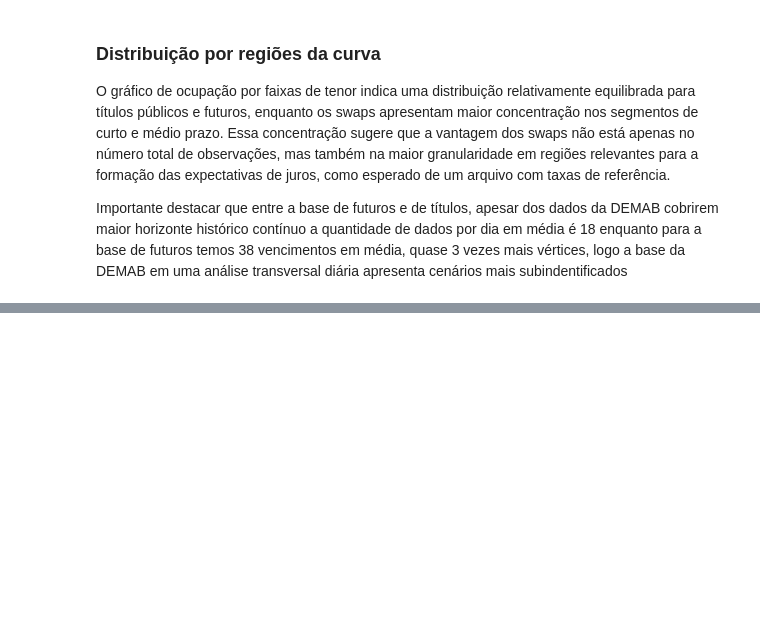
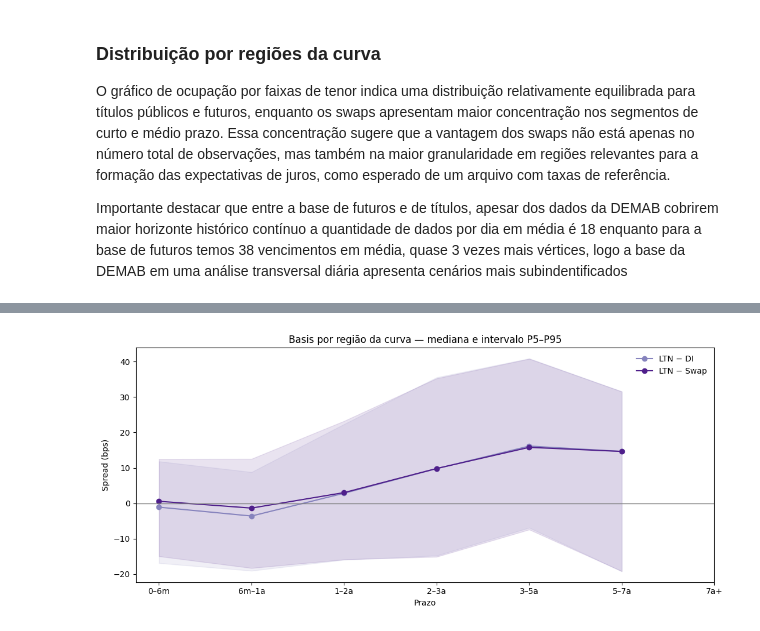
Before and after one commit to JuanRocha01/ML-ETTJ26, a Jupyter notebook: study/curve factory/data_quality.ipynb, the cells around one changed output, grey strips where cells are left out. Cells and saved outputs as stored; diff of their text form; code cells hidden in the pictures; blank space fills up the shorter version.

```diff
--- a/study/curve factory/data_quality.ipynb
+++ b/study/curve factory/data_quality.ipynb
@@ -383,0 +935,37 @@ Importante destacar que entre a base de futuros e de títulos, apesar dos dados
+# %%
+fig, ax = plt.subplots(figsize=(11, 5))
+
+cores = [plt.cm.Purples(0.60), plt.cm.Purples(0.90)]
+
+for nome, resumo, cor in [
+    ("LTN − DI", tenor_ltn_fwd, cores[0]),
+    ("LTN − Swap", tenor_ltn_swap, cores[1]),
+]:
+    resumo = resumo.reindex(TENOR_LABELS)
+    x = np.arange(len(resumo))
+
+    ax.plot(
+        x,
+        resumo["mediana_bps"],
+        marker="o",
+        label=nome,
+        color=cor,
+    )
+
+    ax.fill_between(
+        x,
+        resumo["p05_bps"],
+        resumo["p95_bps"],
+        alpha=0.12,
+        color=cor,
+    )
+
+ax.axhline(0, color="gray", linewidth=1)
+ax.set_xticks(range(len(TENOR_LABELS)), TENOR_LABELS)
+ax.set_ylabel("Spread (bps)")
+ax.set_xlabel("Prazo")
+ax.set_title("Basis por região da curva — mediana e intervalo P5–P95")
+ax.legend(frameon=False)
+plt.tight_layout()
+# %% [output]
+[figure, added]
```
Also changed, not shown: parts of 45 cells of this notebook, 3 other files.
